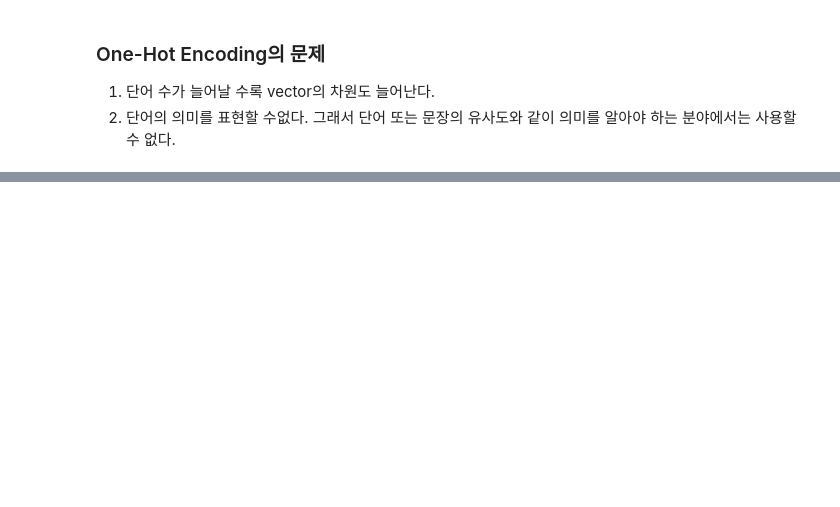
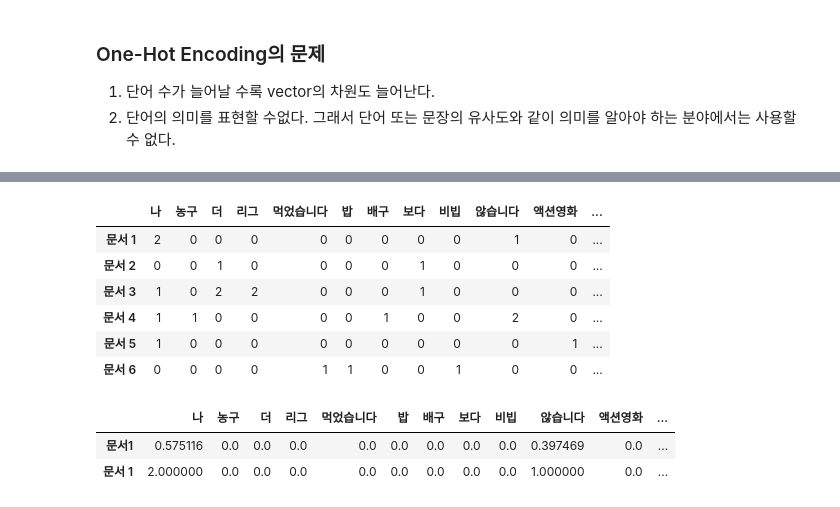
Before and after one commit to NGGW519/SKN13_mysrc, a Jupyter notebook: 11_NLP_Embedding/01_Text_to_Vector_count_base.ipynb, the cells around one changed output, grey strips where cells are left out. Saved outputs shown, nothing was run; the diff lists cells and outputs as text; code cells hidden in the pictures; blank space fills up the shorter version.

```diff
--- a/11_NLP_Embedding/01_Text_to_Vector_count_base.ipynb
+++ b/11_NLP_Embedding/01_Text_to_Vector_count_base.ipynb
@@ -204,0 +494,27 @@ stop_words = list('은는이가을를도.,')
+# %%
+DTM_df # 위와 얘랑 비교해보자. 아래 cell 비교
+# %% [output]
+|  | 나 | 농구 | 더 | 리그 | 먹었습니다 | 밥 | 배구 | 보다 | 비빕 | 않습니다 | 액션영화 | ... |
+| 문서 1 | 2 | 0 | 0 | 0 | 0 | 0 | 0 | 0 | 0 | 1 | 0 | ... |
+| 문서 2 | 0 | 0 | 1 | 0 | 0 | 0 | 0 | 1 | 0 | 0 | 0 | ... |
+| 문서 3 | 1 | 0 | 2 | 2 | 0 | 0 | 0 | 1 | 0 | 0 | 0 | ... |
+| 문서 4 | 1 | 1 | 0 | 0 | 0 | 0 | 1 | 0 | 0 | 2 | 0 | ... |
+| 문서 5 | 1 | 0 | 0 | 0 | 0 | 0 | 0 | 0 | 0 | 0 | 1 | ... |
+| 문서 6 | 0 | 0 | 0 | 0 | 1 | 1 | 0 | 0 | 1 | 0 | 0 | ... |
+# %%
+# 문서 1끼리 비교
+
+# 각 데이터프레임에서 원하는 row 선택
+row1 = tfidf_df.iloc[0]
+row2 = DTM_df.iloc[0]
+
+# 두 row를 합쳐서 새로운 데이터프레임 생성
+new_df = pd.DataFrame([row1, row2])
+
+new_df
+
+# '않습니다, 야구, 좋아하지는' 문서 6개중 2개에서만 나타나서 0.397469가 나옴. but 축구는 3군데 나와서 0.33557로 값이 떨어지고, 좋아합니다는 4군데 나와서 값이 더 떨어졌다.
+# %% [output]
+|  | 나 | 농구 | 더 | 리그 | 먹었습니다 | 밥 | 배구 | 보다 | 비빕 | 않습니다 | 액션영화 | ... |
+| 문서1 | 0.575116 | 0.0 | 0.0 | 0.0 | 0.0 | 0.0 | 0.0 | 0.0 | 0.0 | 0.397469 | 0.0 | ... |
+| 문서 1 | 2.000000 | 0.0 | 0.0 | 0.0 | 0.0 | 0.0 | 0.0 | 0.0 | 0.0 | 1.000000 | 0.0 | ... |
```
Also changed, not shown: parts of 22 cells of this notebook, 4 other files.
